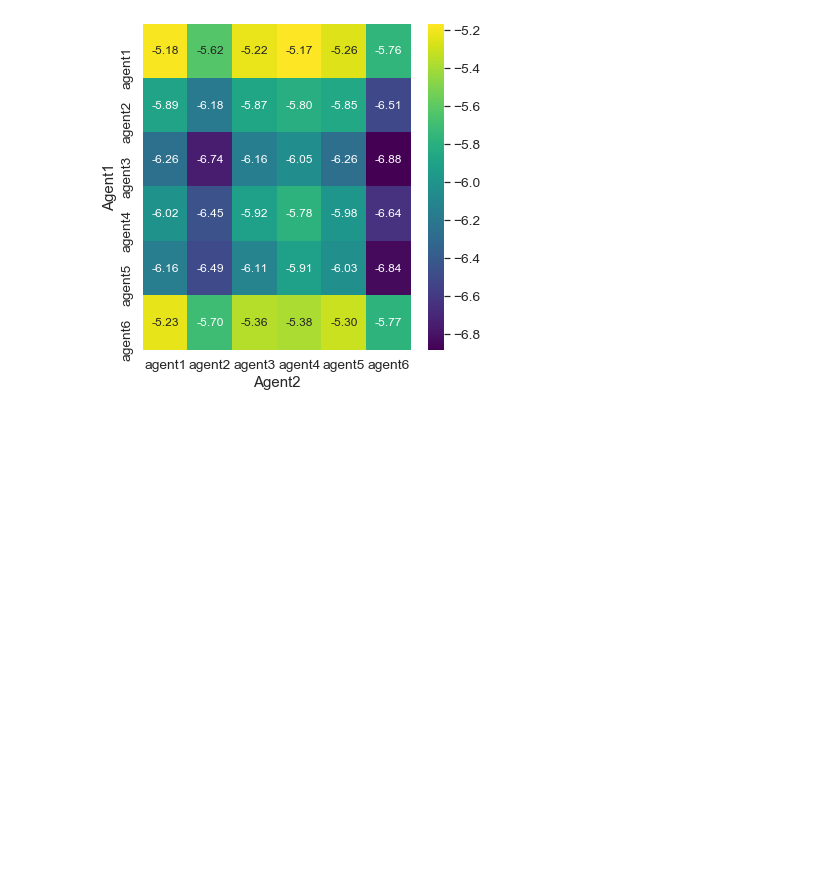
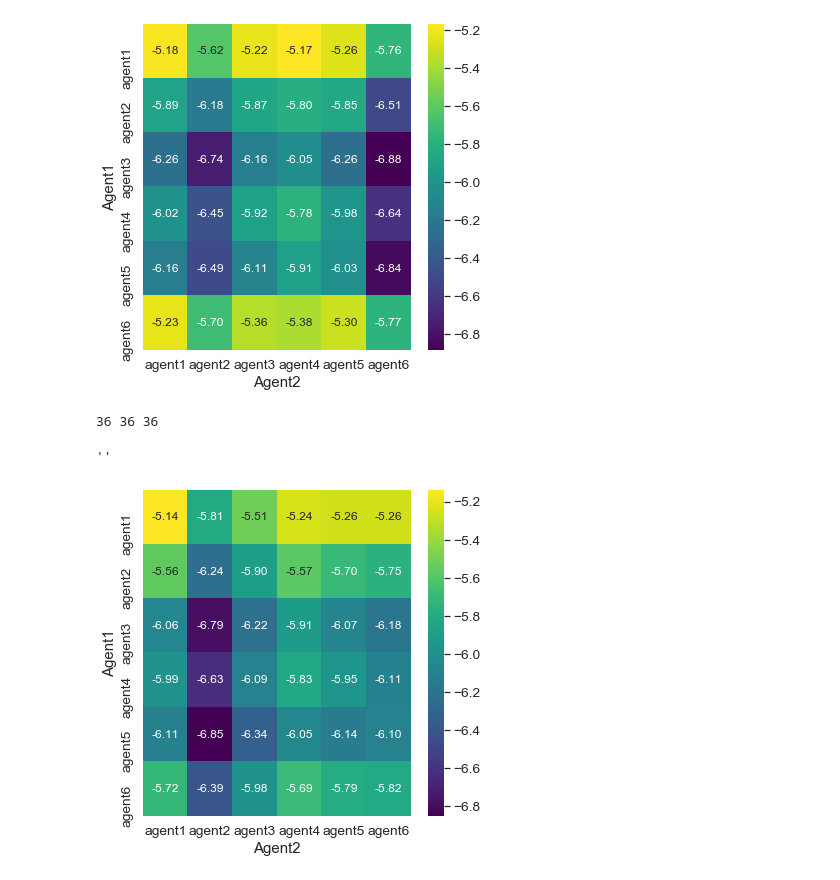
Before and after one commit to KevinJeon/RL_Code, a Jupyter notebook: multiagent/Visualize.ipynb, the cells around one changed output. Saved outputs shown, nothing was run; the diff lists cells and outputs as text; code cells hidden in the pictures; blank space fills up the shorter version.

Commit message:
Change action space to experiment other Particles

```diff
--- a/multiagent/Visualize.ipynb
+++ b/multiagent/Visualize.ipynb
@@ -36,46 +36,35 @@ ax = sns.heatmap(rewards, annot=True, fmt='.2f', cmap='viridis',annot_kws={'size
 # %%
 import numpy as np
 import seaborn as sns
 import pandas as pd
 import json
 import matplotlib.pyplot as plt
-
-with open('experiment.json','r') as f:
+with open('result.json','r') as f:
     jd =json.load(f)
-    jdk = list(jd.keys())
+    jdk = jd.keys()
     aid1 = []
     aid2 = []
-diffs = []
-for k1 in jdk:
-    qs1 = jd[k1]['q']
-    qs1 = np.array(qs1)
-    qs1 /= np.max(qs1, axis=1, keepdims=True)
-    qs1[qs1!=1] = 0
-    for k2 in jdk:
-        qs2 = jd[k2]['q']
-        qs2 = np.array(qs2)
-        qs2 /= np.max(qs2, axis=1, keepdims=True)
-        qs2[qs2!=1] = 0
-        diff = np.sum(abs(np.array(qs1)-np.array(qs2)))
-        if k1 == '0':
-            aid1.append('1')
-        else:
-            aid1.append(k1)
-        if k2 == '0':
-            aid2.append('1')
-        else:
-            aid2.append(k2)
-        diffs.append(diff)
-diffs = np.reshape(diffs,(-1))
-print(np.shape(diffs))
-print(len(aid1),len(aid2),len(diffs))
-adhoc = dict(Agent1=aid1,Agent2=aid2,Diff=diffs)
+    reward = []
+    for a1 in jdk:
+        jdk2 = jd[a1].keys()
+        for a2 in jdk2:
+            aid1.append(a1)
+            aid2.append(a2)
+            reward.append(jd[a1][a2])
+print(len(aid1),len(aid2),len(reward))
+adhoc = dict(Agent1=aid1,Agent2=aid2,AvgReward=reward)
 reward = pd.DataFrame(adhoc)
-rewards = reward.pivot("Agent1", "Agent2",'Diff')
-rewards = rewards[['1', '2', '3', '4', '5', '6', '7', '8', '9', '10', '11']]
-rewards.index = pd.CategoricalIndex(rewards.index, categories= ['1', '2', '3', '4', '5', '6', '7', '8', '9', '10', '11'])
+rewards = reward.pivot("Agent1", "Agent2",'AvgReward')
+#rewards = rewards[['1', '2', '3', '4', '5', '6']]
+#rewards.index = pd.CategoricalIndex(rewards.index, categories= ['1', '2', '3', '4', '5', '6'])
 rewards.sort_index(axis=0,level=0, inplace=True)
-plt.figure(figsize=(11, 11))
-sns.set(font_scale=1.4)
-ax = sns.heatmap(rewards, cmap='viridis',annot_kws={'size':14})
-plt.savefig('diff.jpg', bbox_inches='tight', pad_inches=0,dpi=300)
+plt.figure(figsize=(6, 6))
+sns.set(font_scale=1.25)
+ax = sns.heatmap(rewards, annot=True, fmt='.2f', cmap='viridis',annot_kws={'size':12})
+
+#plt.savefig('adhoc.jpg', bbox_inches='tight', pad_inches=0,dpi=300)
+''''''
+# %% [output]
+36 36 36
+''
+[figure, added]
```
Also changed, not shown: 3 other files.
